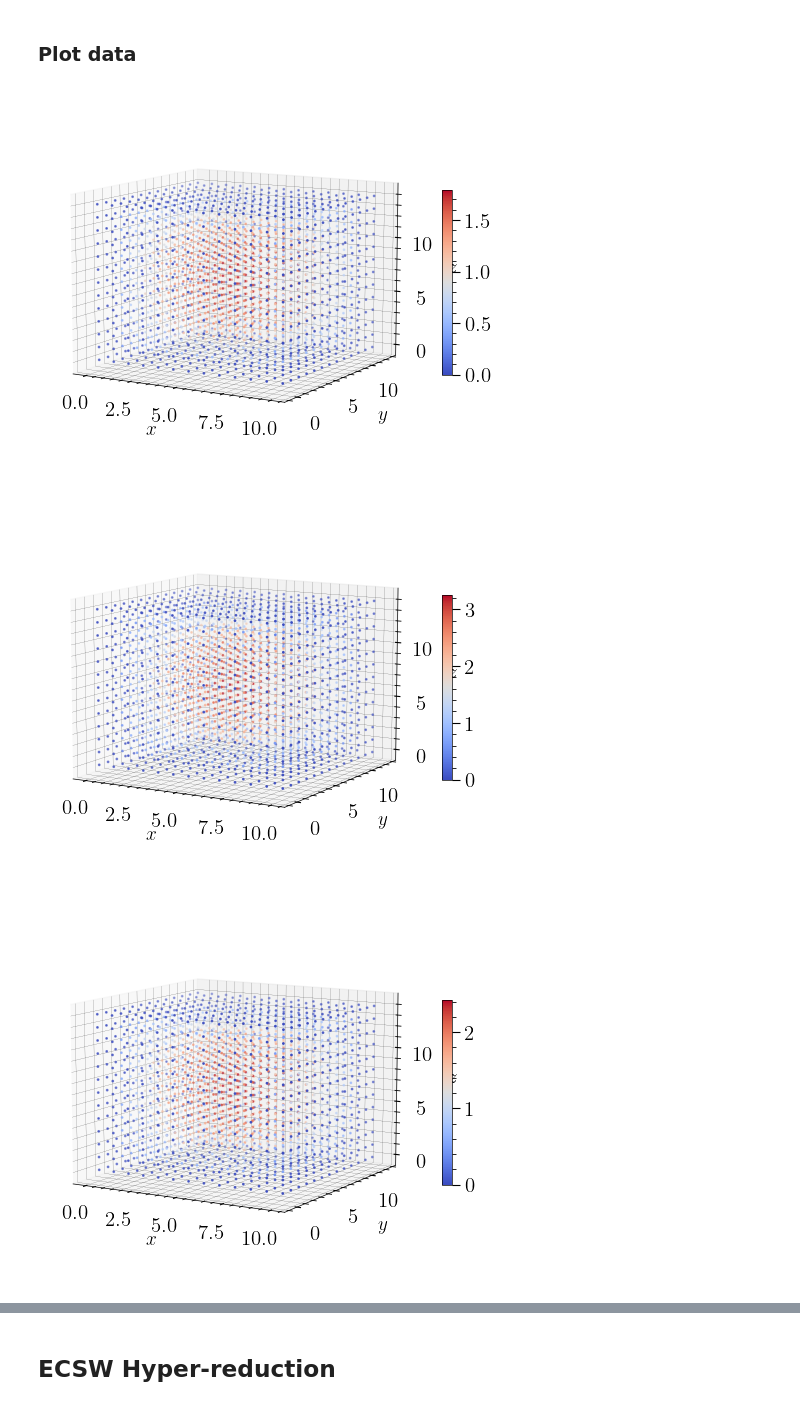
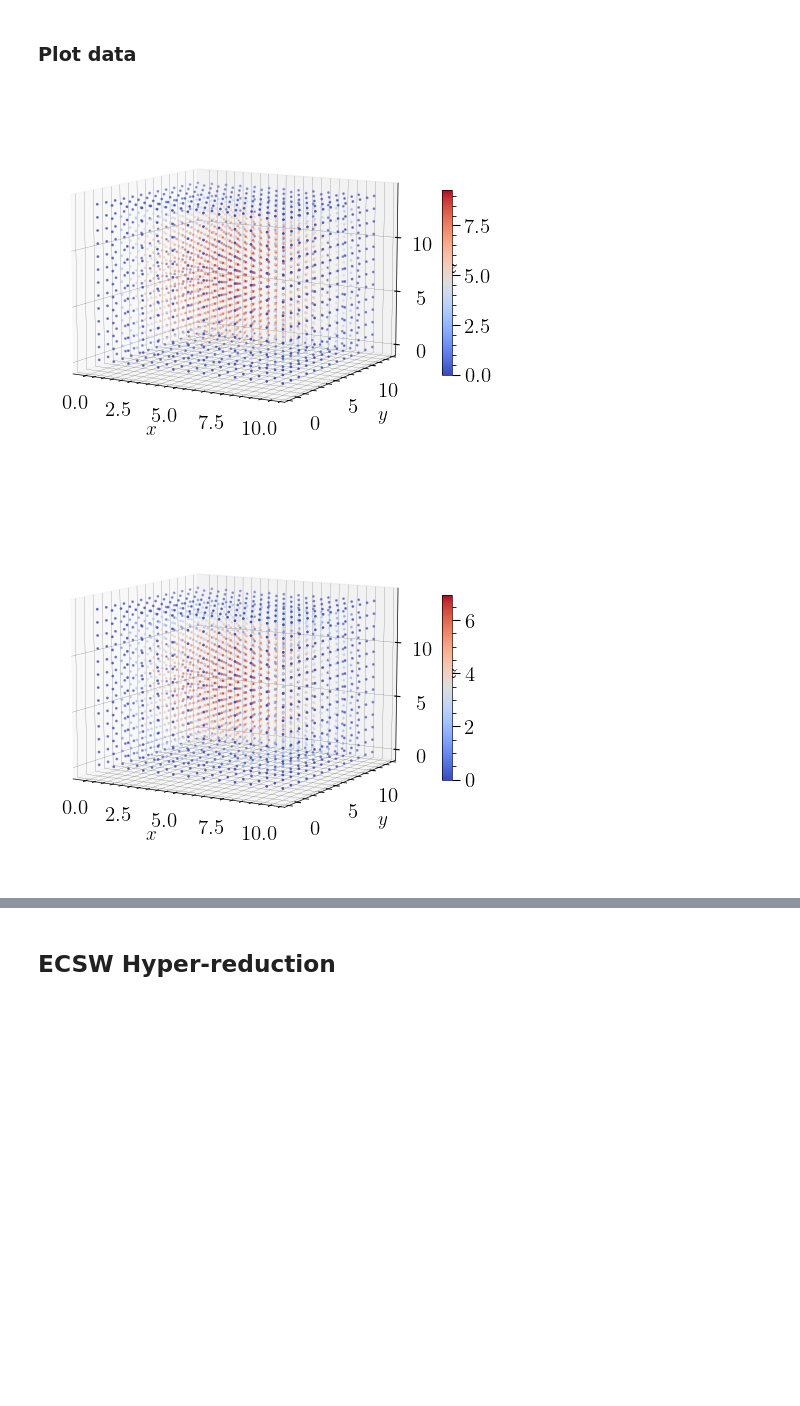
Before and after one commit to TAMIDS-HYPERREDUCTION/pyhyperrom, a Jupyter notebook: pyHyperRom/examples/heat_conduction/ThreeD_heat_conduction/FEM_3D_ecsw.ipynb, the cells around one changed output, grey strips where cells are left out. Cells and saved outputs as stored; diff of their text form; code cells hidden in the pictures; blank space fills up the shorter version.

```diff
--- a/pyHyperRom/examples/heat_conduction/ThreeD_heat_conduction/FEM_3D_ecsw.ipynb
+++ b/pyHyperRom/examples/heat_conduction/ThreeD_heat_conduction/FEM_3D_ecsw.ipynb
@@ -23,7 +23,7 @@ from importlib import reload
 # %% [markdown]
 ### Load data
 # %%
-filename_dataC = 'examples/heat_conduction/ThreeD_heat_conduction/data/DataClass.dill'
+filename_dataC = 'examples/heat_conduction/ThreeD_heat_conduction/data/DataClass_3.dill'
 with open(filename_dataC, 'rb') as f:
     Data_cls = pickle.load(f)
 
@@ -34,6 +34,7 @@ param_list = np.asarray(Data_cls.param_list)
 NLS = np.asarray(Data_cls.NL_solutions)
 K_mus = Data_cls.K_mus
 q_mus = Data_cls.q_mus
+eval_rom = False
 
 N_snap,_ = np.shape(NLS)
 print(N_snap)
@@ -42,11 +43,10 @@ print(N_snap)
 # %% [markdown]
 ### Plot data
 # %%
-for i in range(4):
+for i in range(2):
     Plot = plot(d.xi[0], d.xi[1], d.xi[2], NLS[i])
     Plot.plot3D()
 plt.show()
 # %% [output]
-[figure, old version]
+[figure, new version]
-[figure, old version]
+[figure, new version]
-[figure, removed]
```
Also changed, not shown: parts of 8 cells of this notebook, 3 other files.
